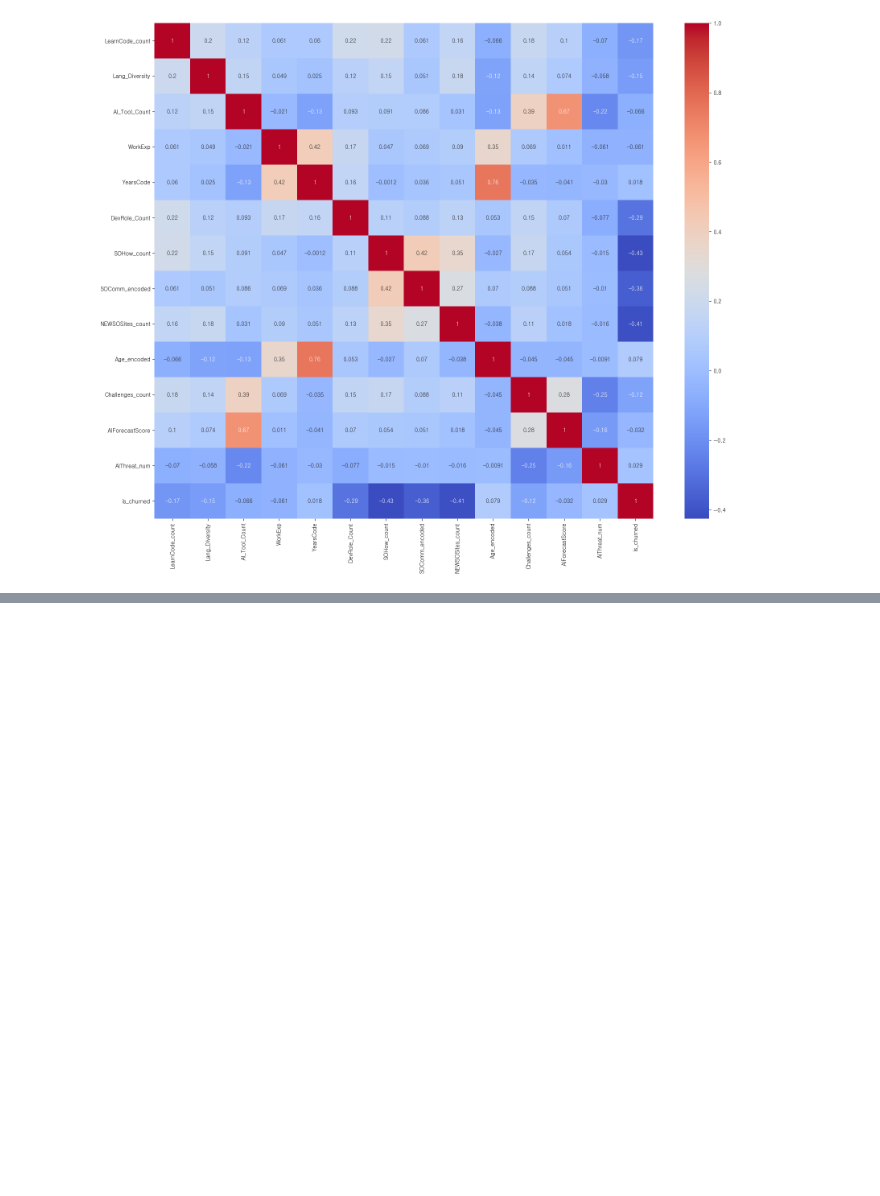
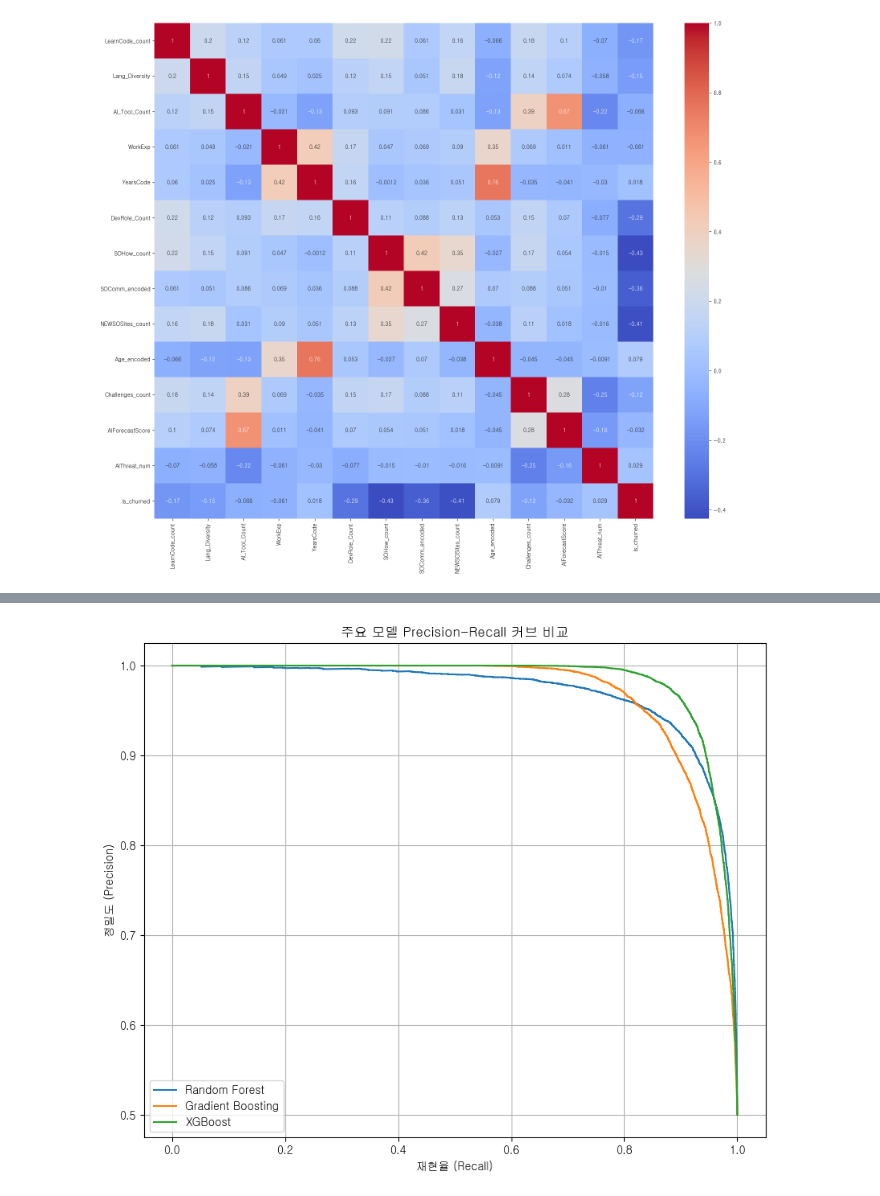
Before and after one commit to SKNETWORKS-FAMILY-AICAMP/SKN17-2nd-1Team, a Jupyter notebook: preprocess_scaler.ipynb, the cells around one changed output, grey strips where cells are left out. Cells and saved outputs as stored; diff of their text form; code cells hidden in the pictures; blank space fills up the shorter version.

```diff
--- a/preprocess_scaler.ipynb
+++ b/preprocess_scaler.ipynb
@@ -368,0 +404,27 @@ plt.show()
+# %%
+from sklearn.metrics import precision_recall_curve
+
+plt.figure(figsize=(10, 8))
+
+# 상위 성능 모델 3개 정도를 비교하는 것이 좋습니다.
+top_models = {
+    "Random Forest": rf_clf,
+    "Gradient Boosting": gbm,
+    "XGBoost": xgb
+}
+
+for name, model in top_models.items():
+    # 1 (이탈) 클래스에 대한 예측 확률
+    y_probs = model.predict_proba(X_test)[:, 1]
+
+    precision, recall, _ = precision_recall_curve(y_test, y_probs)
+    plt.plot(recall, precision, label=name)
+
+plt.xlabel('재현율 (Recall)')
+plt.ylabel('정밀도 (Precision)')
+plt.title('주요 모델 Precision-Recall 커브 비교', fontsize=12)
+plt.legend()
+plt.grid(True)
+plt.show()
+# %% [output]
+[figure, added]
```
Also changed, not shown: parts of 4 cells of this notebook.
